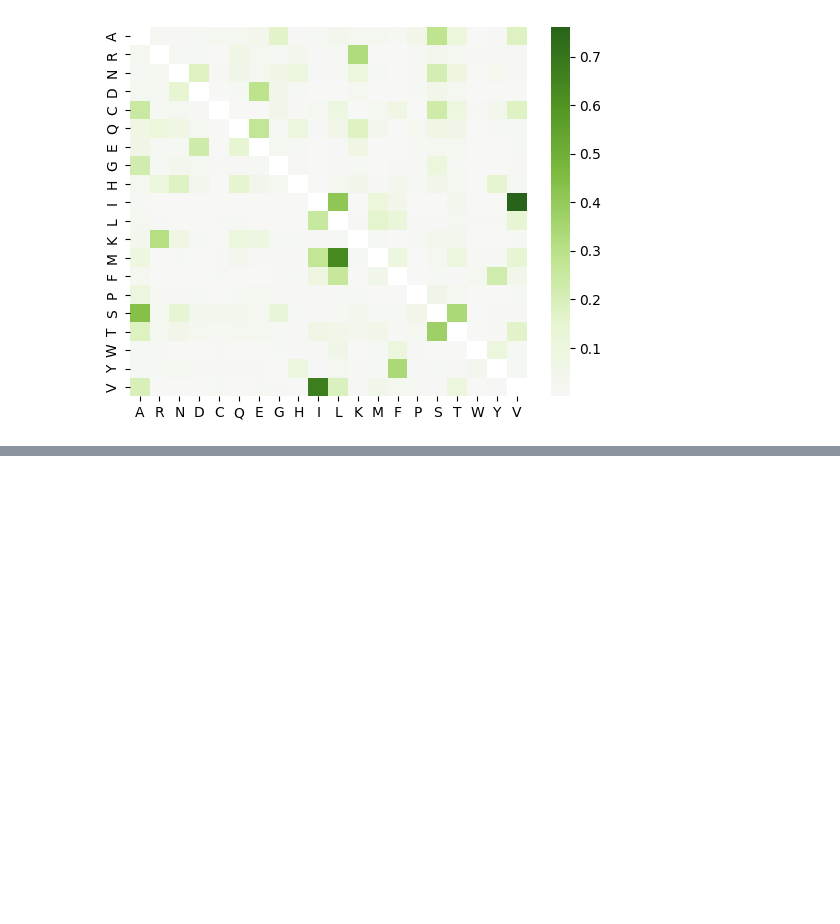
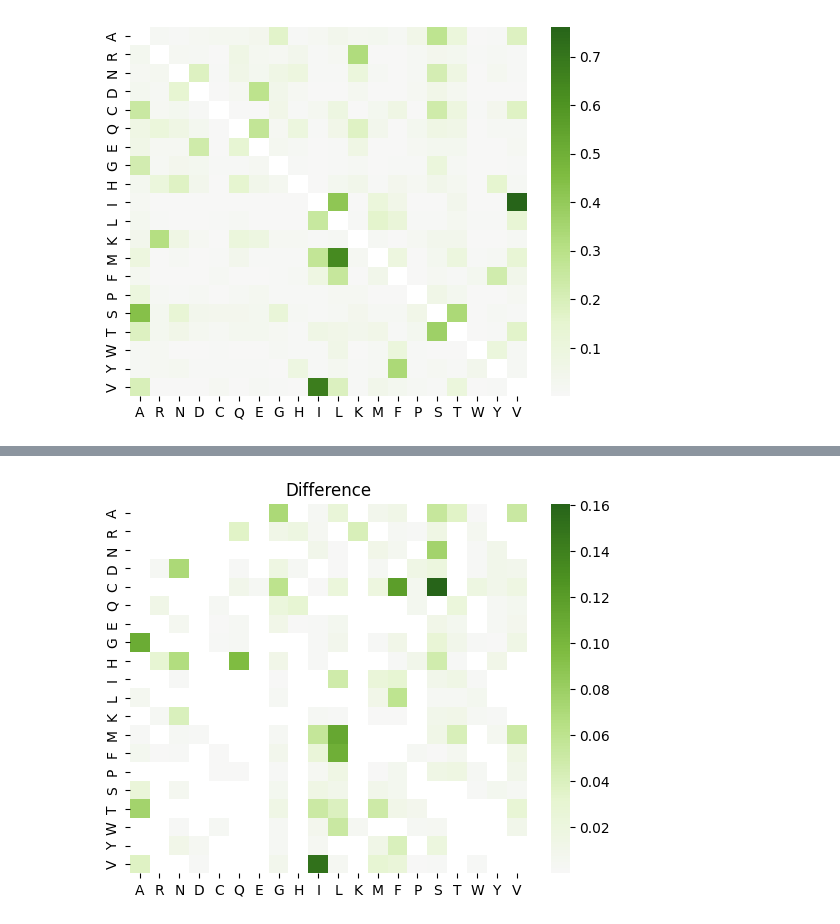
Before and after one commit to genicos/cherryproj, a Jupyter notebook: run_cherryml.ipynb, the cells around one changed output, grey strips where cells are left out. Saved outputs shown, nothing was run; the diff lists cells and outputs as text; code cells hidden in the pictures; blank space fills up the shorter version.

```diff
--- a/run_cherryml.ipynb
+++ b/run_cherryml.ipynb
@@ -36,0 +184,7 @@ plt.show()
+# %%
+res_diff = res_mem - res_nonmem
+ax = heatmap(res_diff)
+ax.set_title("Difference")
+plt.show()
+# %% [output]
+[figure, added]
```
Also changed, not shown: parts of 13 cells of this notebook.
